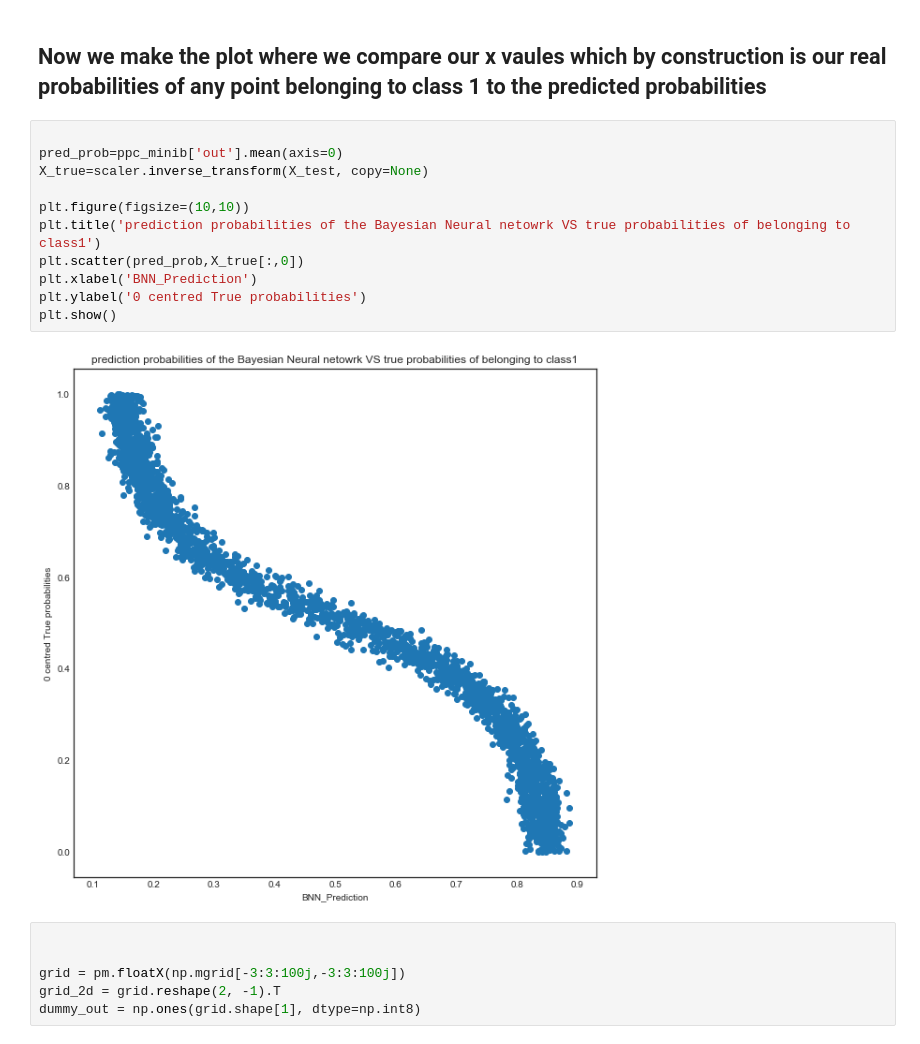
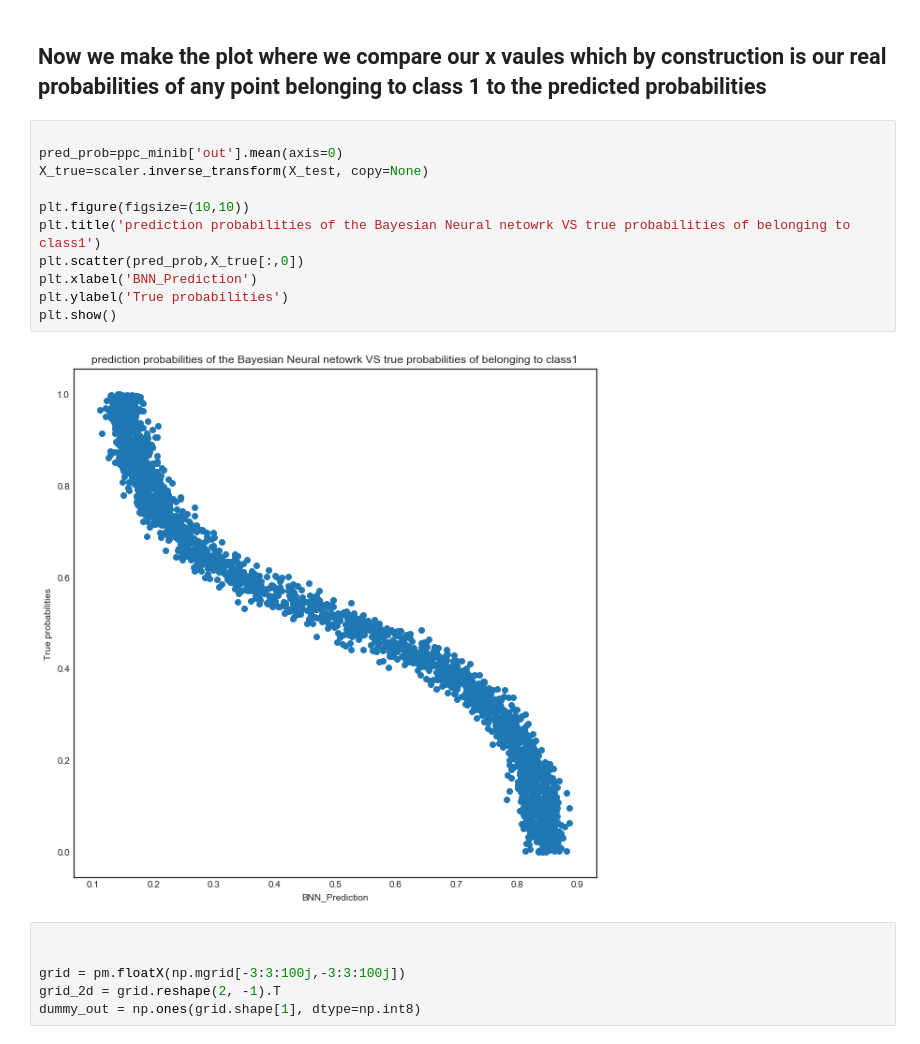
Before and after one commit to TSHTUM007/Masters_project, a Jupyter notebook: Michelle_BML.ipynb, the cells around one changed output. Cells and saved outputs as stored; diff of their text form.

```diff
--- a/Michelle_BML.ipynb
+++ b/Michelle_BML.ipynb
@@ -364,16 +364,16 @@ print("\tF1: %1.3f\n" % f1_score(Y_test, pred_binary))
 # %%
 
 pred_prob=ppc_minib['out'].mean(axis=0)
 X_true=scaler.inverse_transform(X_test, copy=None)
 
 plt.figure(figsize=(10,10))
 plt.title('prediction probabilities of the Bayesian Neural netowrk VS true probabilities of belonging to class1')
 plt.scatter(pred_prob,X_true[:,0])
 plt.xlabel('BNN_Prediction')
-plt.ylabel('0 centred True probabilities')
+plt.ylabel('True probabilities')
 plt.show()
 # %% [output]
-[figure, old version]
+[figure, new version]
 # %%
 
 
```
Also changed, not shown: 2 other files.
